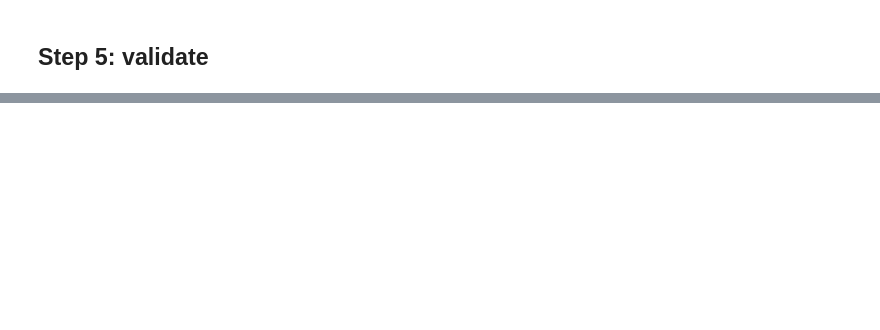
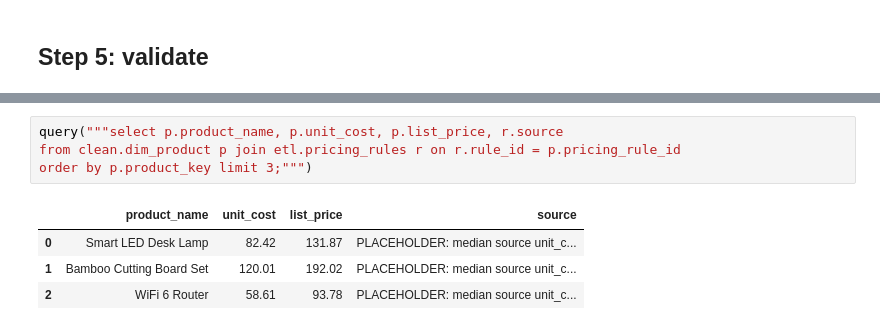
Before and after one commit to Retail-Analytical-Platform/Retail-Analytics-Data, a Jupyter notebook: etl/run_pipeline.ipynb, the cells around one changed output, grey strips where cells are left out. Saved outputs shown, nothing was run; the diff lists cells and outputs as text; blank space fills up the shorter version.

```diff
--- a/etl/run_pipeline.ipynb
+++ b/etl/run_pipeline.ipynb
@@ -116,0 +289,9 @@ from clean.dim_product group by 1, 2 order by 1, 3 desc
+# %%
+query("""select p.product_name, p.unit_cost, p.list_price, r.source
+from clean.dim_product p join etl.pricing_rules r on r.rule_id = p.pricing_rule_id
+order by p.product_key limit 3;""")
+# %% [output]
+|  | product_name | unit_cost | list_price | source |
+| 0 | Smart LED Desk Lamp | 82.42 | 131.87 | PLACEHOLDER: median source unit_c... |
+| 1 | Bamboo Cutting Board Set | 120.01 | 192.02 | PLACEHOLDER: median source unit_c... |
+| 2 | WiFi 6 Router | 58.61 | 93.78 | PLACEHOLDER: median source unit_c... |
```
Also changed, not shown: parts of 26 cells of this notebook.
